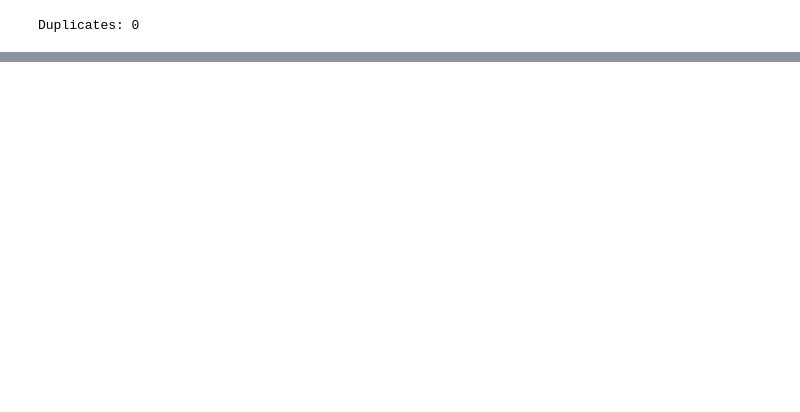
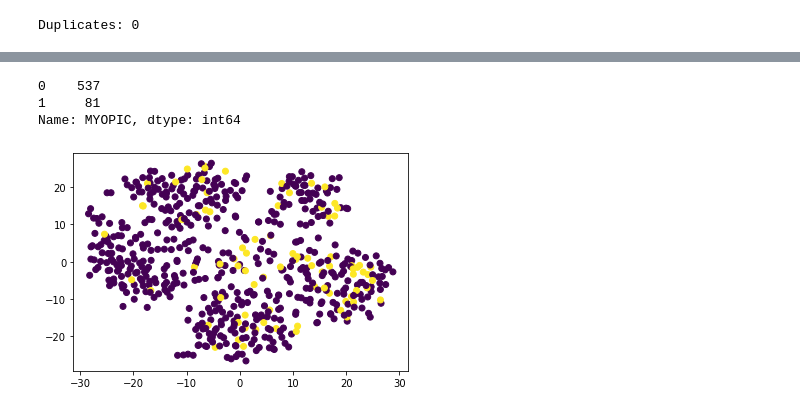
Before and after one commit to kealvarez/unsupervised-machine-learning-challenge, a Jupyter notebook: myopia.ipynb, the cells around one changed output, grey strips where cells are left out. Drawn from its saved outputs; the diff is of its cells as text; code cells hidden in the pictures; blank space fills up the shorter version.

```diff
--- a/myopia.ipynb
+++ b/myopia.ipynb
@@ -95,0 +127,5 @@ Duplicates: 0
+# %%
+myopia_pca_df = pd.DataFrame(
+    data=myopia_pca, columns=["principal component 1", "principal component 2", "principal component 3", "principal component 4", "principal component 5", "principal component 6", "principal component 7", "principal component 8", "principal component 9", "principal component 10", "principal component 11", "principal component 12"]
+)
+myopia_pca_df.head()
@@ -95,0 +145,4 @@ Duplicates: 0
+# %%
+tsne = TSNE(learning_rate=35)
+# %%
+tsne_features = tsne.fit_transform(myopia_pca_df)
@@ -95,0 +153,3 @@ Duplicates: 0
+# %%
+myopia_pca_df['x'] = tsne_features[:,0]
+myopia_pca_df['y'] = tsne_features[:,1]
@@ -95,0 +162,11 @@ Duplicates: 0
+# %%
+labels.value_counts()
+# %% [output]
+0    537
+1     81
+Name: MYOPIC, dtype: int64
+# %%
+plt.scatter(myopia_pca_df['x'], myopia_pca_df['y'], c=labels)
+plt.show()
+# %% [output]
+[figure, added]
```
Also changed, not shown: parts of 18 cells of this notebook.
